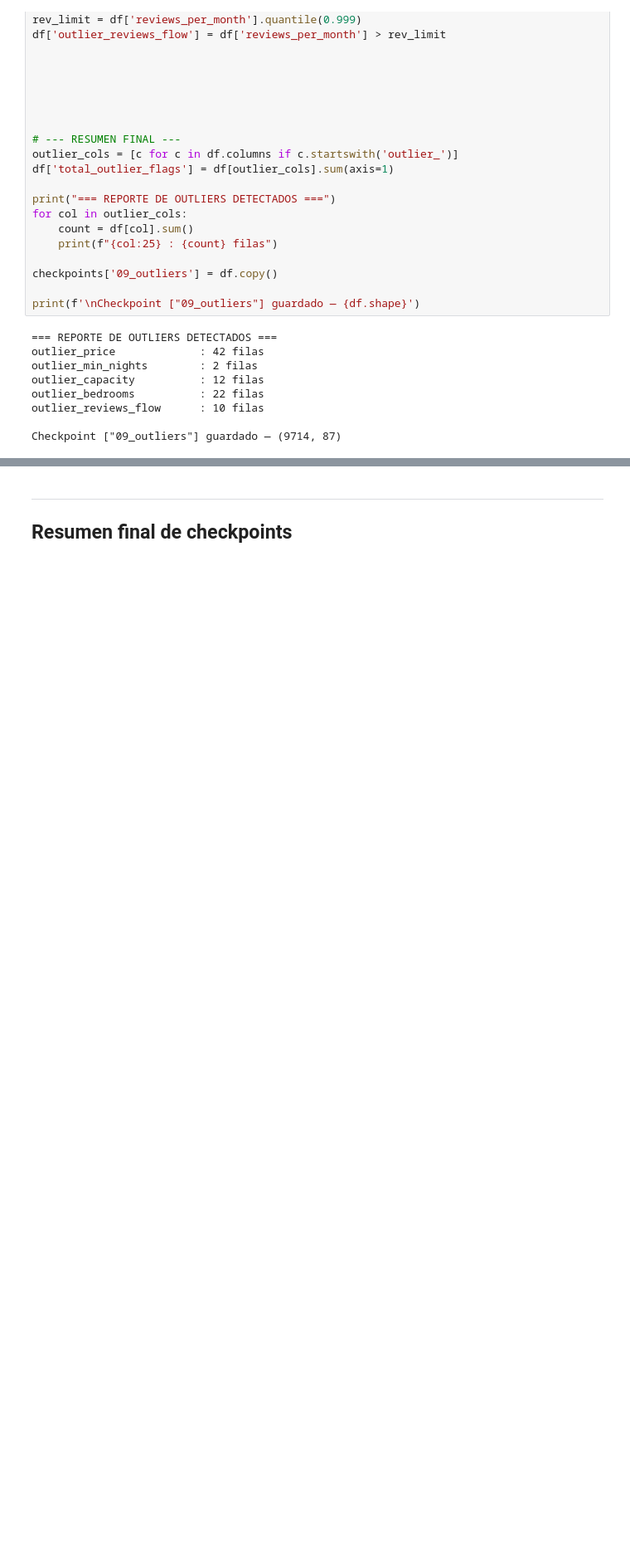
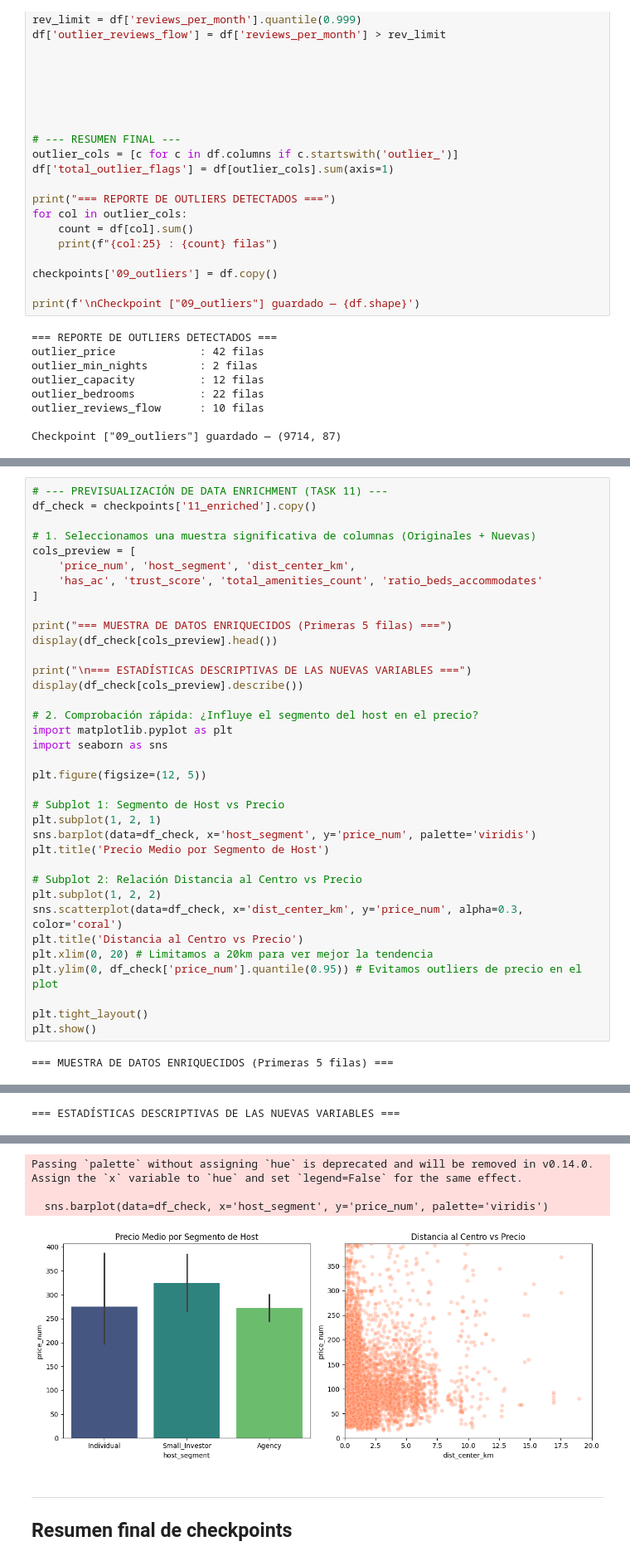
Before and after one commit to cborges19/proy_SSDD_II, a Jupyter notebook: notebooks/cleaning_listings(1).ipynb, the cells around one changed output, grey strips where cells are left out. Shown at 83% size. Saved outputs shown, nothing was run; the diff lists cells and outputs as text; blank space fills up the shorter version.

```diff
--- a/notebooks/cleaning_listings(1).ipynb
+++ b/notebooks/cleaning_listings(1).ipynb
@@ -446,0 +670,38 @@ Checkpoint ["09_outliers"] guardado — (9714, 87)
+# %%
+# --- PREVISUALIZACIÓN DE DATA ENRICHMENT (TASK 11) ---
+df_check = checkpoints['11_enriched'].copy()
+
+# 1. Seleccionamos una muestra significativa de columnas (Originales + Nuevas)
+cols_preview = [
+    'price_num', 'host_segment', 'dist_center_km',
+    'has_ac', 'trust_score', 'total_amenities_count', 'ratio_beds_accommodates'
+]
+
+print("=== MUESTRA DE DATOS ENRIQUECIDOS (Primeras 5 filas) ===")
+display(df_check[cols_preview].head())
+
+print("\n=== ESTADÍSTICAS DESCRIPTIVAS DE LAS NUEVAS VARIABLES ===")
+display(df_check[cols_preview].describe())
+
+# 2. Comprobación rápida: ¿Influye el segmento del host en el precio?
+import matplotlib.pyplot as plt
+import seaborn as sns
+
+plt.figure(figsize=(12, 5))
+
+# Subplot 1: Segmento de Host vs Precio
+plt.subplot(1, 2, 1)
+sns.barplot(data=df_check, x='host_segment', y='price_num', palette='viridis')
+plt.title('Precio Medio por Segmento de Host')
+
+# Subplot 2: Relación Distancia al Centro vs Precio
+plt.subplot(1, 2, 2)
+sns.scatterplot(data=df_check, x='dist_center_km', y='price_num', alpha=0.3, color='coral')
+plt.title('Distancia al Centro vs Precio')
+plt.xlim(0, 20) # Limitamos a 20km para ver mejor la tendencia
+plt.ylim(0, df_check['price_num'].quantile(0.95)) # Evitamos outliers de precio en el plot
+
+plt.tight_layout()
+plt.show()
+# %% [output]
+=== MUESTRA DE DATOS ENRIQUECIDOS (Primeras 5 filas) ===
@@ -446,0 +714 @@ Checkpoint ["09_outliers"] guardado — (9714, 87)
+=== ESTADÍSTICAS DESCRIPTIVAS DE LAS NUEVAS VARIABLES ===
@@ -447,3 +724,7 @@ Checkpoint ["09_outliers"] guardado — (9714, 87)
+Passing `palette` without assigning `hue` is deprecated and will be removed in v0.14.0. Assign the `x` variable to `hue` and set `legend=False` for the same effect.
+
+  sns.barplot(data=df_check, x='host_segment', y='price_num', palette='viridis')
+[figure, added]
 # %% [markdown]
 ---
 ## Resumen final de checkpoints
```
Also changed, not shown: parts of 6 cells of this notebook.
